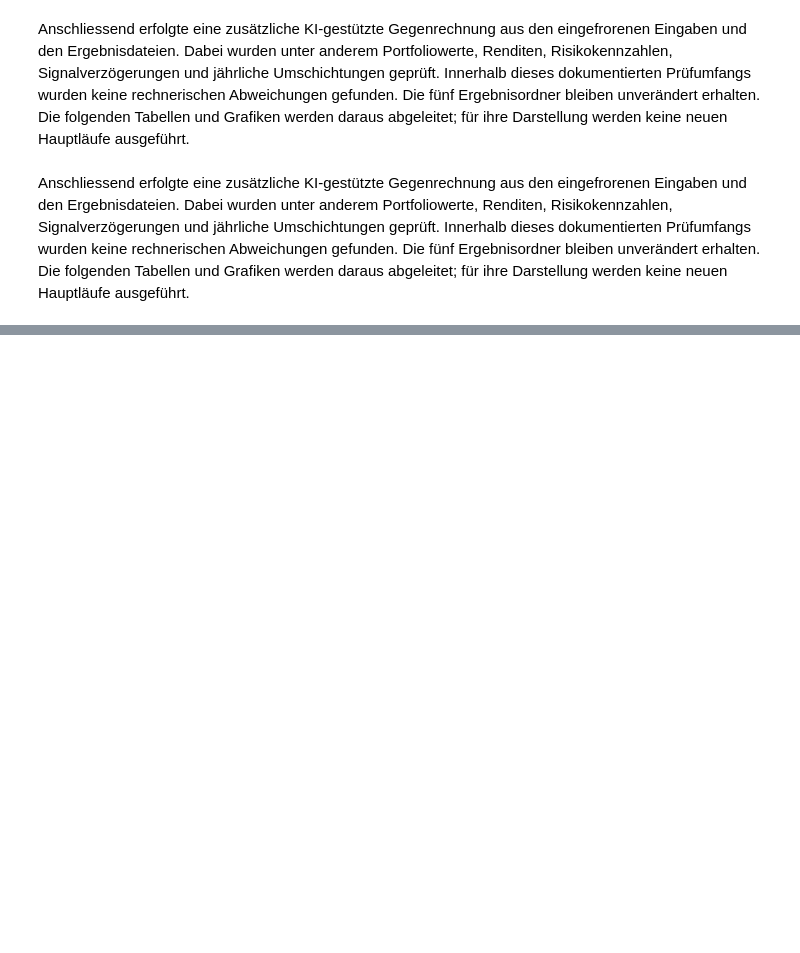
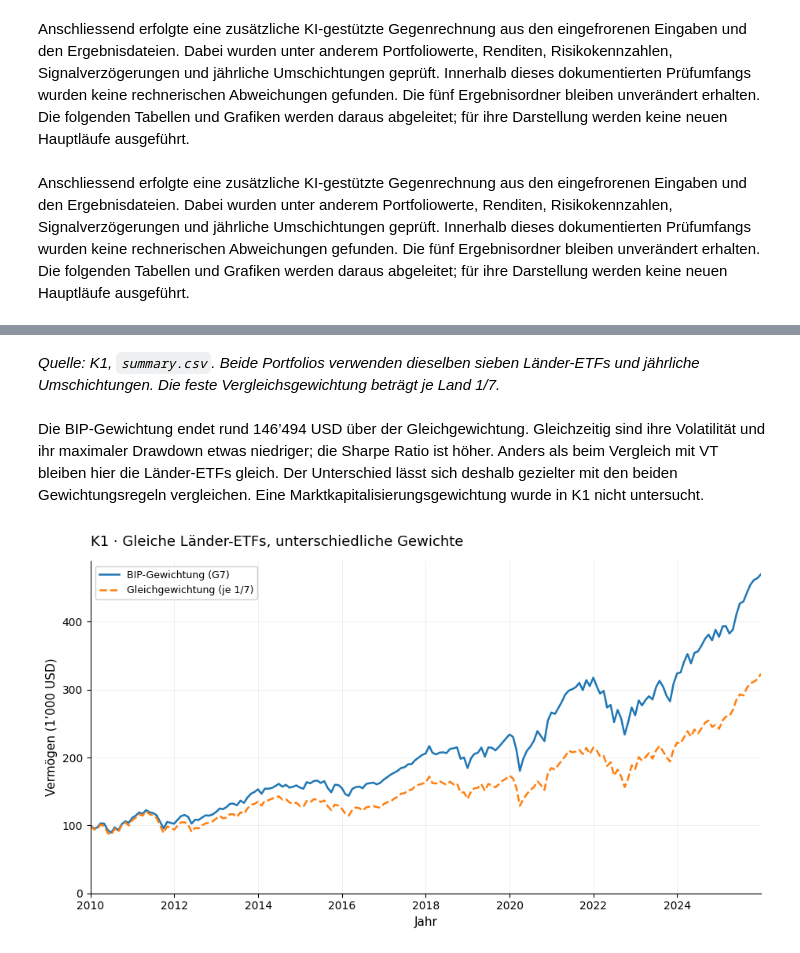
Before and after one commit to riccardo-ambuehl-kbw/Maturarbeit_Riccardo_Ambuehl_2027, a Jupyter notebook: notebooks/Analyse.ipynb, the cells around one changed output, grey strips where cells are left out. Cells and saved outputs as stored; diff of their text form; code cells hidden in the pictures; blank space fills up the shorter version.

```diff
--- a/notebooks/Analyse.ipynb
+++ b/notebooks/Analyse.ipynb
@@ -855,0 +1125,11 @@ Anschliessend erfolgte eine zusätzliche KI-gestützte Gegenrechnung aus den ein
+# %% [markdown]
+<i>Quelle: K1, <code>summary.csv</code>. Beide Portfolios verwenden dieselben sieben Länder-ETFs und jährliche Umschichtungen. Die feste Vergleichsgewichtung beträgt je Land 1/7.</i>
+# %% [markdown]
+<p>Die BIP-Gewichtung endet rund 146’494 USD über der Gleichgewichtung. Gleichzeitig sind ihre Volatilität und ihr maximaler Drawdown etwas niedriger; die Sharpe Ratio ist höher. Anders als beim Vergleich mit VT bleiben hier die Länder-ETFs gleich. Der Unterschied lässt sich deshalb gezielter mit den beiden Gewichtungsregeln vergleichen. Eine Marktkapitalisierungsgewichtung wurde in K1 nicht untersucht.</p>
+# %%
+#| label: fig-k1-vermoegen
+#| fig-cap: "Vermögensentwicklung im G7-Kontrollvergleich"
+# Quelle der Daten: jeweiliger eingefrorener Run, siehe Text direkt unter der Grafik.
+plot_run_lines("K1", {"country_weighting": "BIP-Gewichtung (G7)", "rebalance": "Gleichgewichtung (je 1/7)"}, "K1 · Gleiche Länder-ETFs, unterschiedliche Gewichte")
+# %% [output]
+[figure, added]
```
Also changed, not shown: parts of 44 cells of this notebook, 32 other files.
